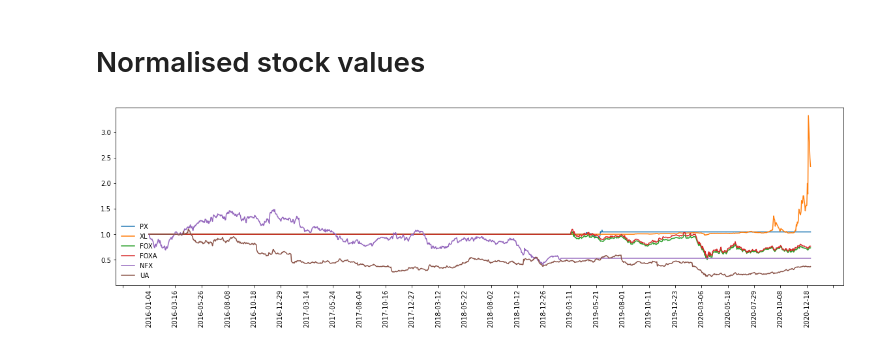
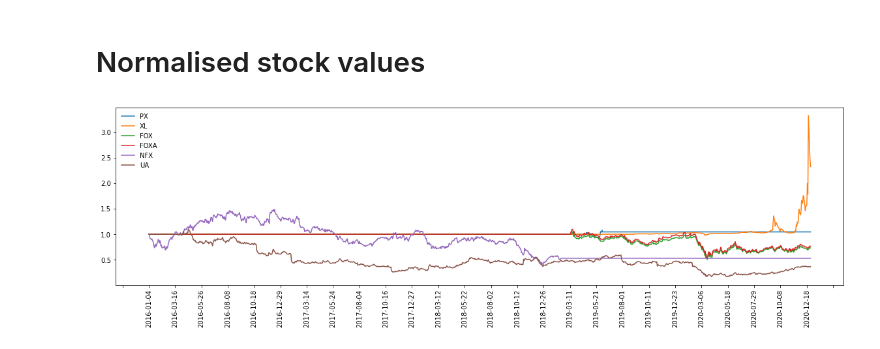
Before and after one commit to cafe-com-analytics/financial_engineering_suto, a Jupyter notebook: section_02_financial_basics/s02_02_understanding_financial_data.ipynb, the cells around one changed output. Cells and saved outputs as stored; diff of their text form; code cells hidden in the pictures.

```diff
--- a/section_02_financial_basics/02_understanding_financial_data.ipynb
+++ b/section_02_financial_basics/s02_02_understanding_financial_data.ipynb
@@ -181,14 +181,14 @@ df_close_prices_normalised = df_close_prices_cleaning/df_close_prices_cleaning.i
 # %%
 fig = plt.figure(figsize=(20, 5))
 ax = fig.add_subplot(111)
 
 for stock in lst_null_stocks:
     ax.plot(df_close_prices_normalised[stock], label=stock)
 
 ax.xaxis.set_major_locator(plt.MaxNLocator(30))
 
-ax.legend(loc='lower left', frameon=False)
+ax.legend(loc='upper left', frameon=False)
 plt.xticks(rotation=90)
 plt.show();
 # %% [output]
-[figure, old version]
+[figure, new version]
```
Also changed, not shown: 2 other files.
